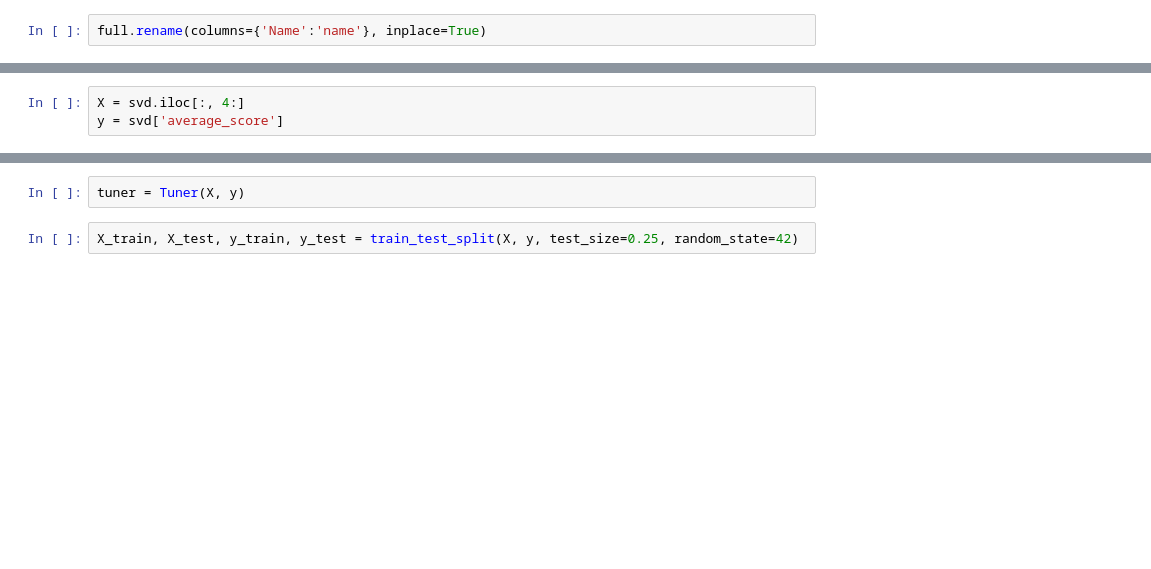
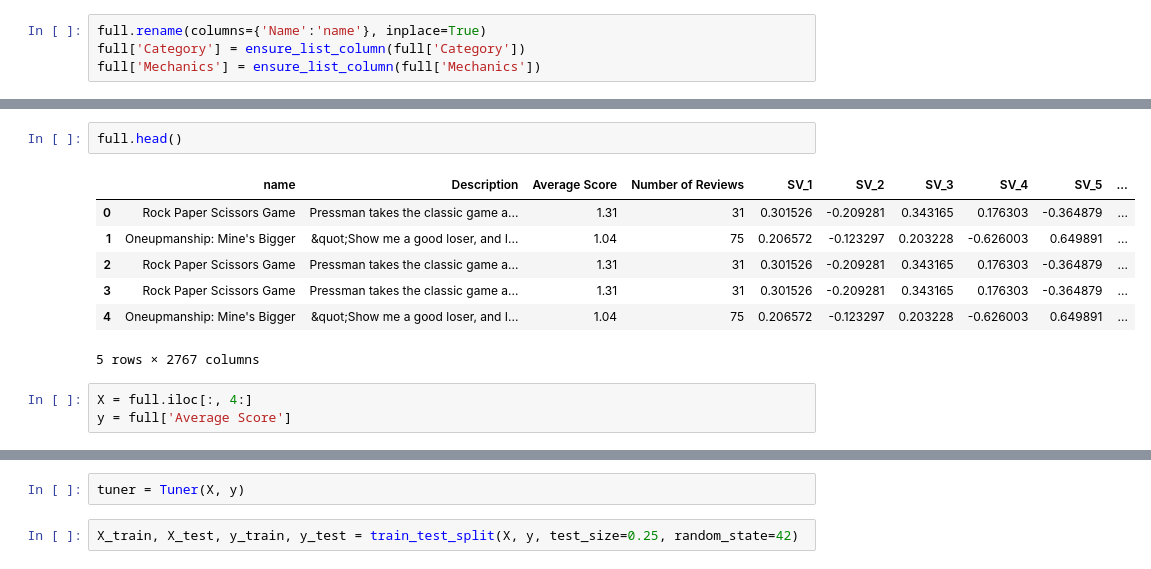
Before and after one commit to qigol/ml1-project-lt4, a Jupyter notebook: working-notebooks/q/model-training-balanced-all.ipynb, the cells around one changed output, grey strips where cells are left out. Drawn from its saved outputs; the diff is of its cells as text; blank space fills up the shorter version.

```diff
--- a/working-notebooks/q/model-training-balanced-all.ipynb
+++ b/working-notebooks/q/model-training-balanced-all.ipynb
@@ -20,2 +64,4 @@ full = pd.read_csv('../marc/ttrpg_bgg_encoded_dataset.csv')
 # %%
 full.rename(columns={'Name':'name'}, inplace=True)
+full['Category'] = ensure_list_column(full['Category'])
+full['Mechanics'] = ensure_list_column(full['Mechanics'])
@@ -51,3 +88,13 @@ full[full['SV_1'].isna()]
+# %%
+full.head()
+# %% [output]
+|  | name | Description | Average Score | Number of Reviews | SV_1 | SV_2 | SV_3 | SV_4 | SV_5 | ... |
+| 0 | Rock Paper Scissors Game | Pressman takes the classic game a... | 1.31 | 31 | 0.301526 | -0.209281 | 0.343165 | 0.176303 | -0.364879 | ... |
+| 1 | Oneupmanship: Mine's Bigger | &quot;Show me a good loser, and I... | 1.04 | 75 | 0.206572 | -0.123297 | 0.203228 | -0.626003 | 0.649891 | ... |
+| 2 | Rock Paper Scissors Game | Pressman takes the classic game a... | 1.31 | 31 | 0.301526 | -0.209281 | 0.343165 | 0.176303 | -0.364879 | ... |
+| 3 | Rock Paper Scissors Game | Pressman takes the classic game a... | 1.31 | 31 | 0.301526 | -0.209281 | 0.343165 | 0.176303 | -0.364879 | ... |
+| 4 | Oneupmanship: Mine's Bigger | &quot;Show me a good loser, and I... | 1.04 | 75 | 0.206572 | -0.123297 | 0.203228 | -0.626003 | 0.649891 | ... |
+5 rows × 2767 columns
 # %%
-X = svd.iloc[:, 4:]
-y = svd['average_score']
+X = full.iloc[:, 4:]
+y = full['Average Score']
```
Also changed, not shown: parts of 17 cells of this notebook, 2 other files.
